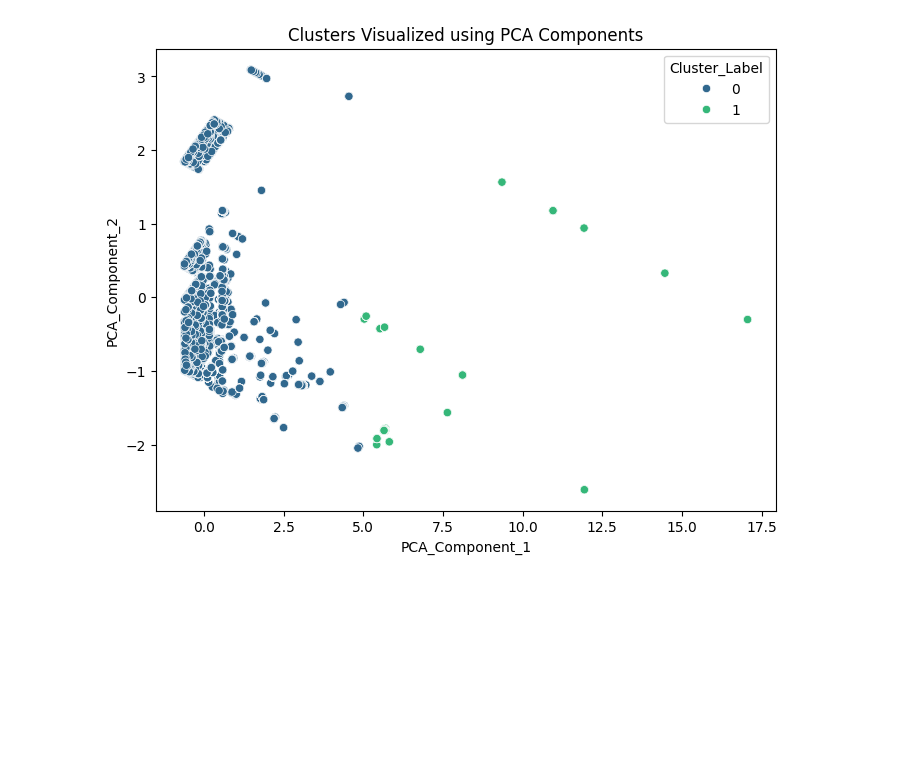
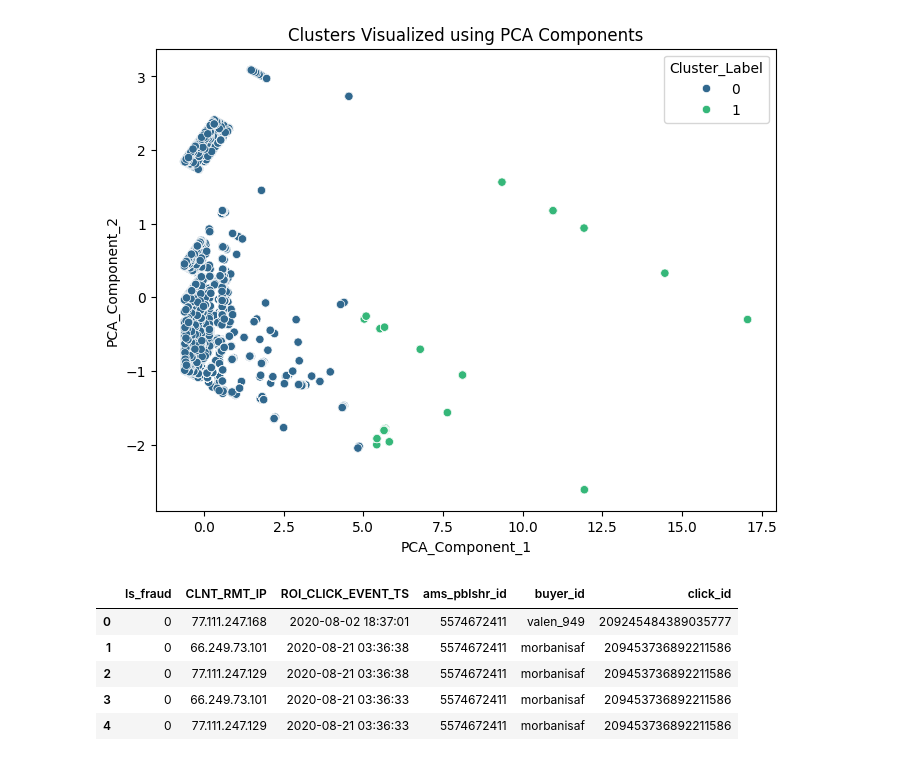
Before and after one commit to UtkarshS20/vpn_annotator, a Jupyter notebook: notebooks/feature_engineering.ipynb, the cells around one changed output. Cells and saved outputs as stored; diff of their text form; code cells hidden in the pictures; blank space fills up the shorter version.

```diff
--- a/notebooks/feature_engineering.ipynb
+++ b/notebooks/feature_engineering.ipynb
@@ -370,3 +370,17 @@ plt.title('Clusters Visualized using PCA Components')
 plt.show()
 # %% [output]
 [figure]
+# %%
+import pandas as pd
+
+
+df = pd.read_csv('../data/csv/clustering_results_on_click_data.csv')
+# %%
+df.head()
+# %% [output]
+|  | Is_fraud | CLNT_RMT_IP | ROI_CLICK_EVENT_TS | ams_pblshr_id | buyer_id | click_id |
+| 0 | 0 | 77.111.247.168 | 2020-08-02 18:37:01 | 5574672411 | valen_949 | 209245484389035777 |
+| 1 | 0 | 66.249.73.101 | 2020-08-21 03:36:38 | 5574672411 | morbanisaf | 209453736892211586 |
+| 2 | 0 | 77.111.247.129 | 2020-08-21 03:36:38 | 5574672411 | morbanisaf | 209453736892211586 |
+| 3 | 0 | 66.249.73.101 | 2020-08-21 03:36:33 | 5574672411 | morbanisaf | 209453736892211586 |
+| 4 | 0 | 77.111.247.129 | 2020-08-21 03:36:33 | 5574672411 | morbanisaf | 209453736892211586 |
```
Also changed, not shown: parts of 3 cells of this notebook.
